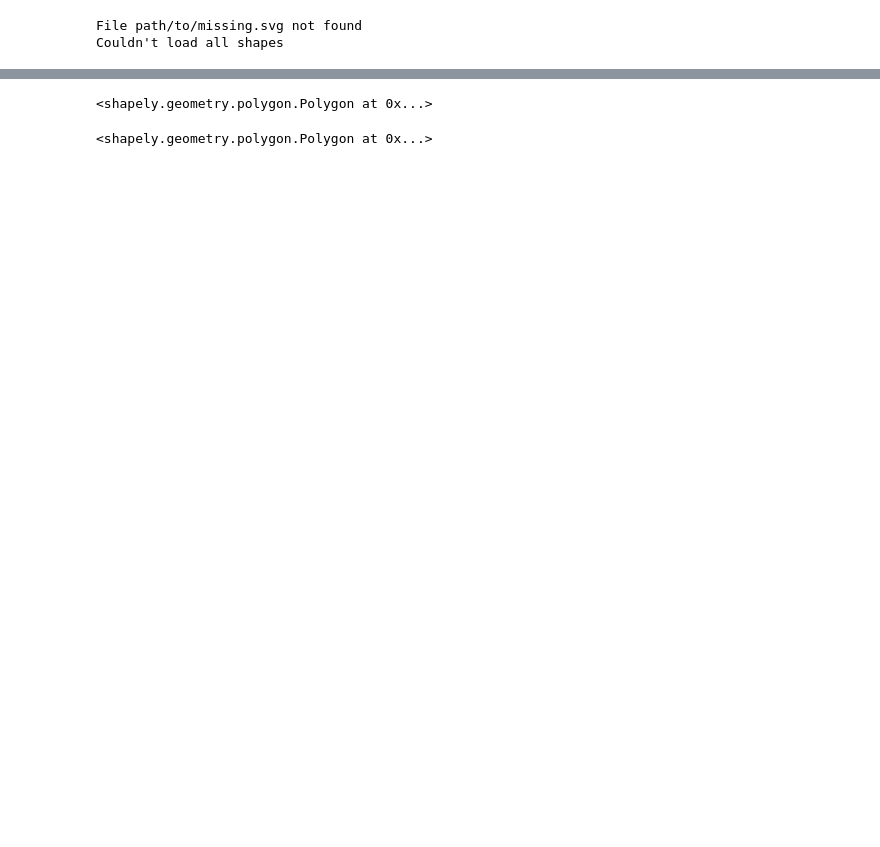
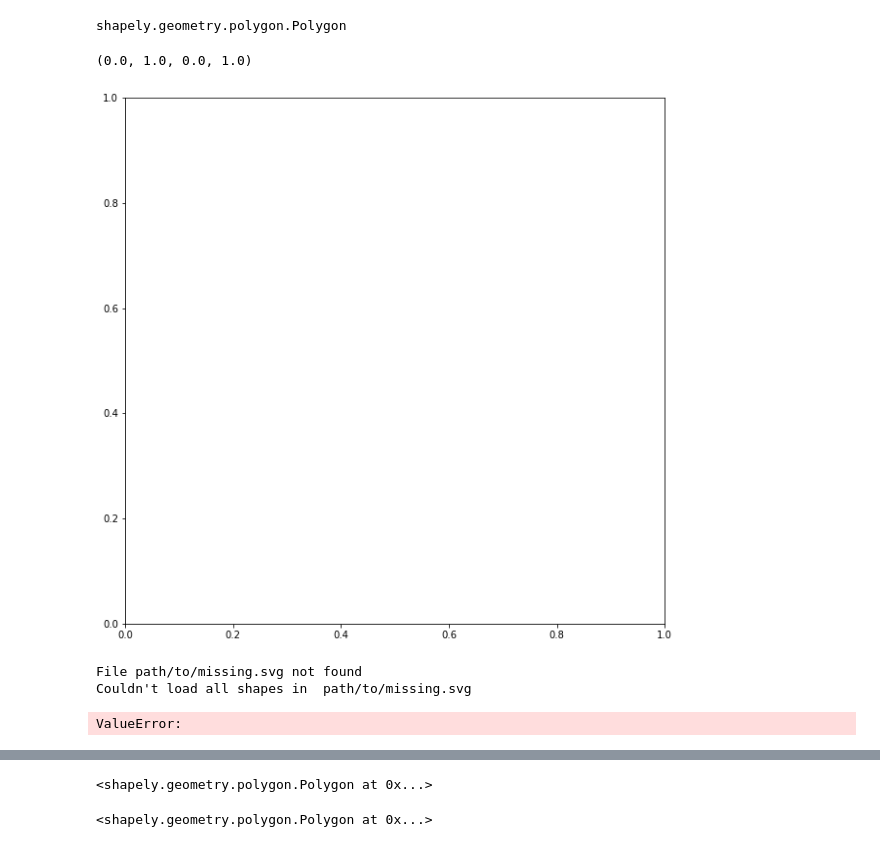
Before and after one commit to Aarononomous/MCR, a Jupyter notebook: mcr.ipynb, the cells around one changed output, grey strips where cells are left out. Drawn from its saved outputs; the diff is of its cells as text; code cells hidden in the pictures; blank space fills up the shorter version.

```diff
--- a/mcr.ipynb
+++ b/mcr.ipynb
@@ -46,6 +68,16 @@ square.overlapped_obstacles[2]
+# %%
+type(square.obstacles[1])
+# %% [output]
+shapely.geometry.polygon.Polygon
+# %%
+plt.axis()
+# %% [output]
+(0.0, 1.0, 0.0, 1.0)
+[figure, added]
 # %%
-svg_square = MCR(svg='path/to/missing.svg')
+svg_square = mcr(svg='path/to/missing.svg')
 # %% [output]
 File path/to/missing.svg not found
-Couldn't load all shapes
+Couldn't load all shapes in  path/to/missing.svg
+ValueError:
 # %%
```
Also changed, not shown: parts of 14 cells of this notebook, 2 other files.
